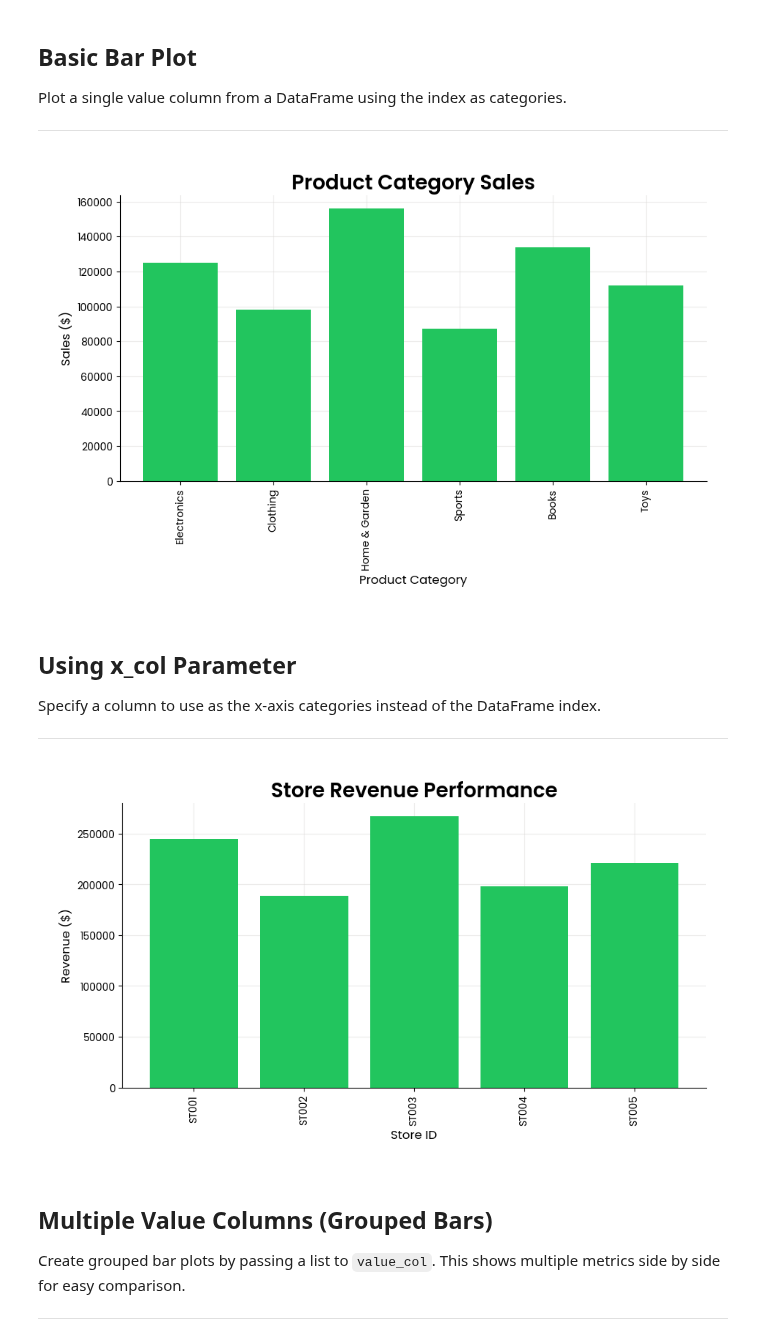
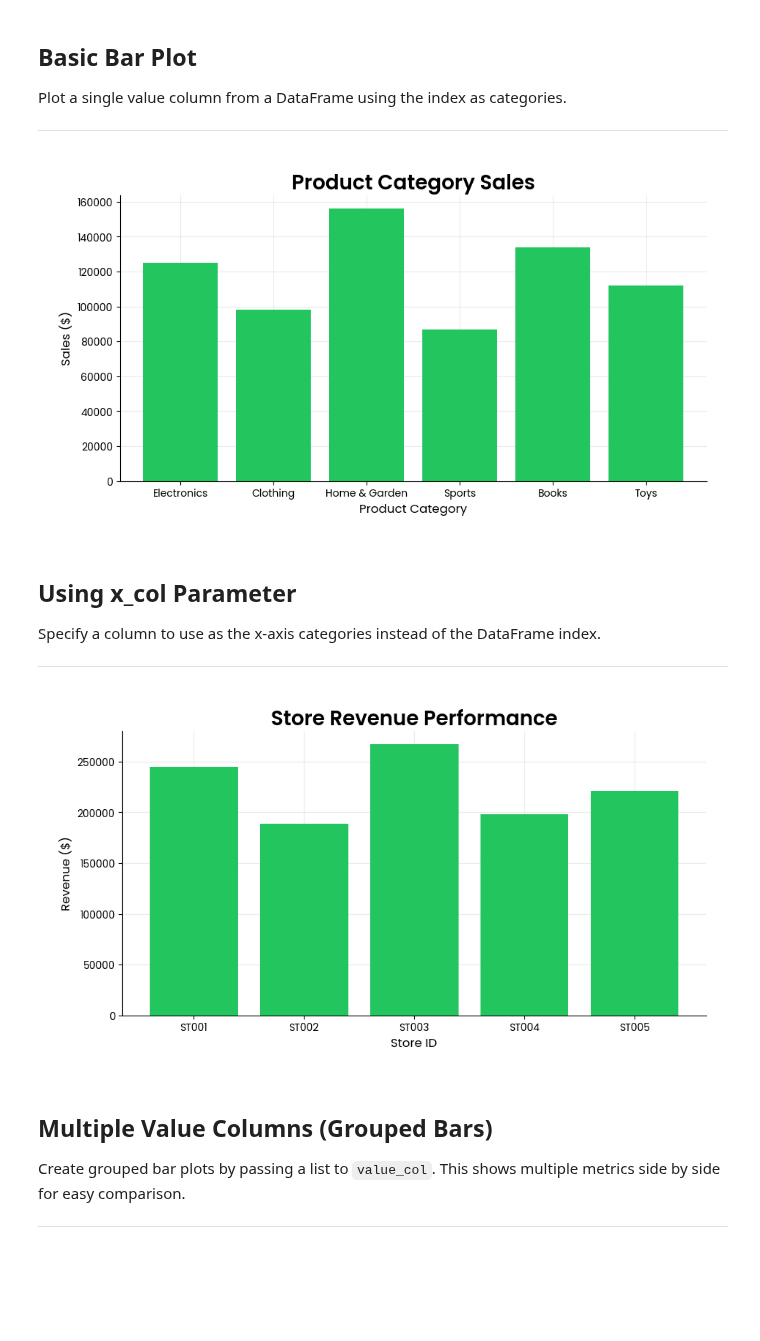
Before and after one commit to Data-Simply/pyretailscience, a Jupyter notebook: docs/gallery/plots/bar.ipynb, the cells around one changed output. Saved outputs shown, nothing was run; the diff lists cells and outputs as text; code cells hidden in the pictures; blank space fills up the shorter version.

```diff
--- a/docs/gallery/plots/bar.ipynb
+++ b/docs/gallery/plots/bar.ipynb
@@ -33,22 +33,23 @@ Plot a single value column from a DataFrame using the index as categories.
 # %%
 # Create sample product sales data
 product_sales = pd.DataFrame(
     {
         "sales": [125000, 98000, 156000, 87000, 134000, 112000],
     },
     index=["Electronics", "Clothing", "Home & Garden", "Sports", "Books", "Toys"],
 )
 
 ax = bar.plot(
     product_sales,
     value_col="sales",
     title="Product Category Sales",
     x_label="Product Category",
     y_label="Sales ($)",
+    rot=0,
 )
 plt.show()
 # %% [output]
-[figure, old version]
+[figure, new version]
 # %% [markdown]
 ## Using x_col Parameter
 
@@ -71,11 +72,11 @@ ax = bar.plot(
     title="Store Revenue Performance",
     x_label="Store ID",
     y_label="Revenue ($)",
-    rot=90,
+    rot=0,
 )
 plt.show()
 # %% [output]
-[figure, old version]
+[figure, new version]
 # %% [markdown]
 ## Multiple Value Columns (Grouped Bars)
 
```
Also changed, not shown: parts of 7 cells of this notebook, 1 other file.
